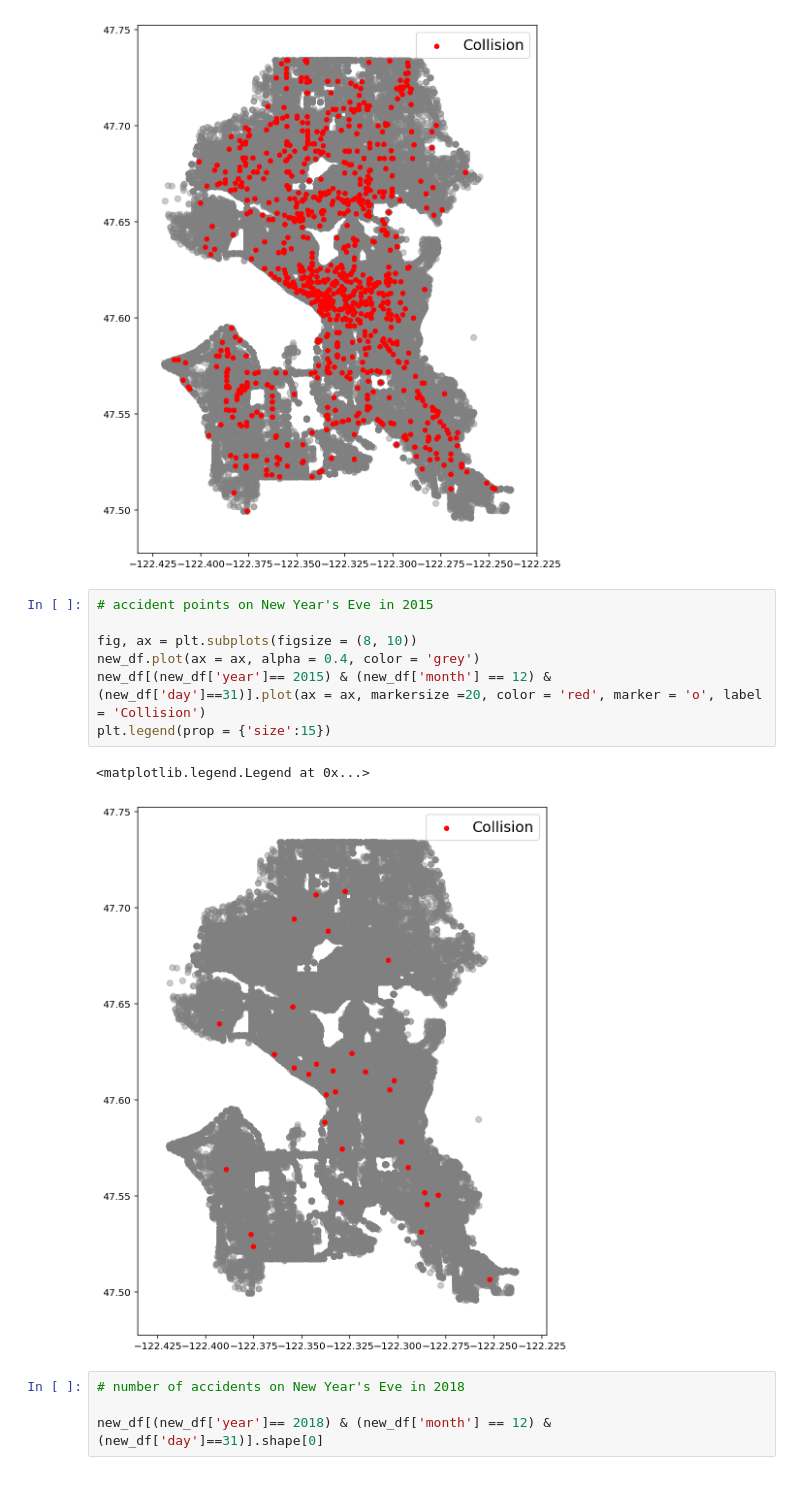
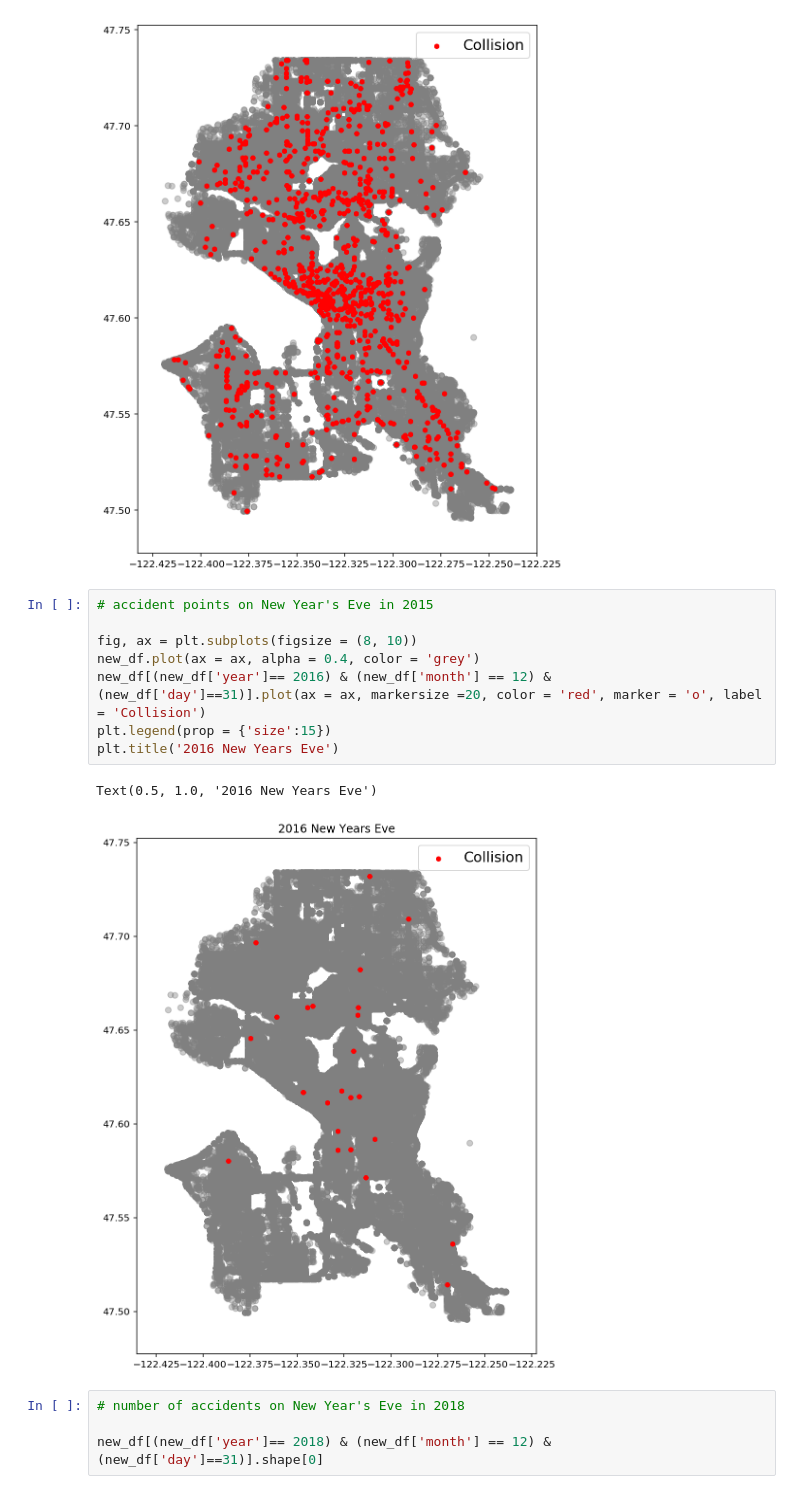
Before and after one commit to gsaidov/capstone, a Jupyter notebook: cleaning.ipynb, the cells around one changed output. Cells and saved outputs as stored; diff of their text form.

```diff
--- a/cleaning.ipynb
+++ b/cleaning.ipynb
@@ -167,13 +169,14 @@ plt.legend(prop = {'size':15})
 # %%
 # accident points on New Year's Eve in 2015
 
 fig, ax = plt.subplots(figsize = (8, 10))
 new_df.plot(ax = ax, alpha = 0.4, color = 'grey')
-new_df[(new_df['year']== 2015) & (new_df['month'] == 12) & (new_df['day']==31)].plot(ax = ax, markersize =20, color = 'red', marker = 'o', label = 'Collision')
+new_df[(new_df['year']== 2016) & (new_df['month'] == 12) & (new_df['day']==31)].plot(ax = ax, markersize =20, color = 'red', marker = 'o', label = 'Collision')
 plt.legend(prop = {'size':15})
+plt.title('2016 New Years Eve')
 # %% [output]
-<matplotlib.legend.Legend at 0x...>
+Text(0.5, 1.0, '2016 New Years Eve')
-[figure, old version]
+[figure, new version]
 # %%
 # number of accidents on New Year's Eve in 2018
 
```
Also changed, not shown: parts of 9 cells of this notebook.
